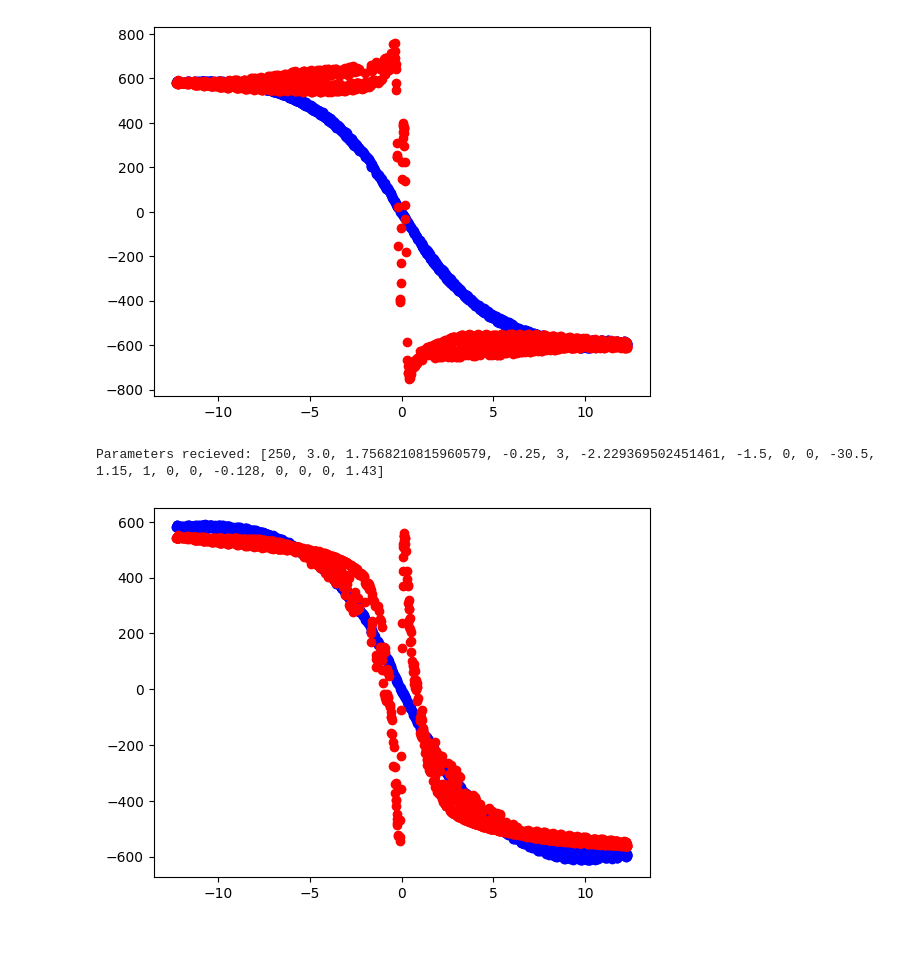
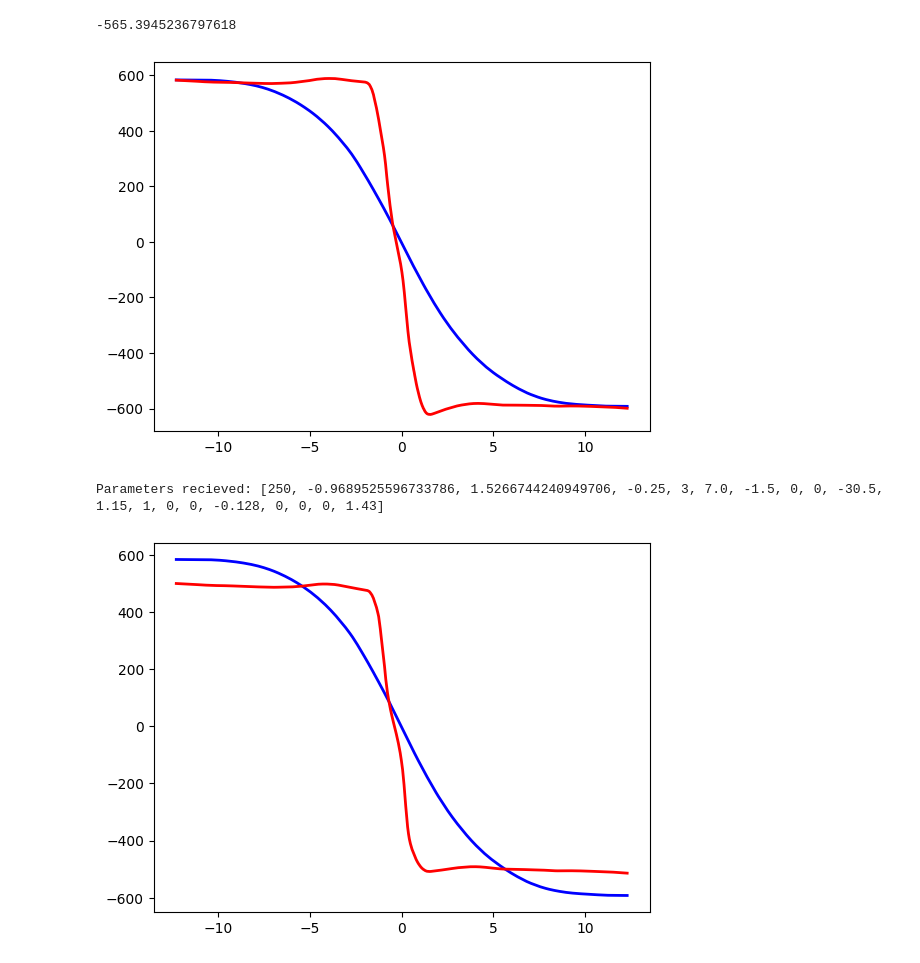
Before and after one commit to Mines-Formula/new-cornering-simulation, a Jupyter notebook: bayesian.ipynb, the cells around one changed output. Drawn from its saved outputs; the diff is of its cells as text; code cells hidden in the pictures.

```diff
--- a/bayesian.ipynb
+++ b/bayesian.ipynb
@@ -69,34 +69,42 @@ def graphResult(P, L, IA, alpha, FZ, FY_measured):
     FY_calculated = pacejka(P, L, IA, alpha, FZ)
     smoothed_measured = sm.nonparametric.lowess(FY_measured, alpha, frac=.1)
     smoothed_calculated = sm.nonparametric.lowess(FY_calculated, alpha, frac=.1)
-    #plt.plot(smoothed_measured[:, 0], smoothed_measured[:, 1], color='blue', linewidth=2, label='Measured')
-    #plt.plot(smoothed_calculated[:, 0], smoothed_calculated[:, 1], color='red', linewidth=2, label='Calculated')
-    plt.scatter(alpha, FY_measured, color='blue')
-    plt.scatter(alpha, FY_calculated, color='red')
+    plt.plot(smoothed_measured[:, 0], smoothed_measured[:, 1], color='blue', linewidth=2, label='Measured')
+    plt.plot(smoothed_calculated[:, 0], smoothed_calculated[:, 1], color='red', linewidth=2, label='Calculated')
     plt.show()
 # %%
 # Define the search space - range of values for each parameter
 P = [250, 1.4, 2.4, -0.25, 3, -0.1, -1.5, 0, 0, -30.5, 1.15, 1, 0, 0, -0.128, 0, 0, 0, 1.43]
-space250 = [Real(2.5, 3.0, name='p1'),
-         Real(1.5, 1.9, name='p2'),
-         Real(-2.4, -2.1, name='p5')]
 
+
+space250 = [Real(-6.0, 6.0, name='p1'),
+         Real(-6.0, 6.0, name='p2'),
+         Real(-6.0, 7.0, name='p5')]
+
+#0.0001, 5.0
+#-5.0, -0.00001
 df250 = pd.read_csv("C:/Users/ajsau/Downloads/R20_FZ_250_filtered.csv")
 L = np.array([1, 1, 1, 1, 1, 1, 1, 1])
 FZ250 = df250["NormalForce"]
 IA250 = df250["InclinationAngle"]
 alpha250 = df250["SlipAngle"]
+alpha250 = alpha250 * math.pi/180
 FY_measured250 = df250["LateralForce"]
-graphResult(P, L, IA250, alpha250, FZ250, FY_measured250)
+print(f"{pacejka(P, L, 0, 0.5, 250)}")
+
+graphResult(P, L, IA250, alpha250*180/math.pi, FZ250, FY_measured250)
 result = gp_minimize(pacejka250,      # The function to minimize
                      space250,                   # The search space
                      n_calls=50,              # The number of evaluations
                      random_state=42)
 P = add250_coeff(P, result.x)
 print(f"Parameters recieved: {P}")
 # Plot convergence
-graphResult(P, L, IA250, alpha250, FZ250, FY_measured250)
+graphResult(P, L, IA250, alpha250*180/math.pi, FZ250, FY_measured250)
+
+#data is in degrees, formula wants radians
 # %% [output]
+-565.3945236797618
-[figure, old version]
+[figure, new version]
-Parameters recieved: [250, 3.0, 1.7568210815960579, -0.25, 3, -2.229369502451461, -1.5, 0, 0, -30.5, 1.15, 1, 0, 0, -0.128, 0, 0, 0, 1.43]
+Parameters recieved: [250, -0.9689525596733786, 1.5266744240949706, -0.25, 3, 7.0, -1.5, 0, 0, -30.5, 1.15, 1, 0, 0, -0.128, 0, 0, 0, 1.43]
-[figure, old version]
+[figure, new version]
```
Also changed, not shown: 1 other file.
